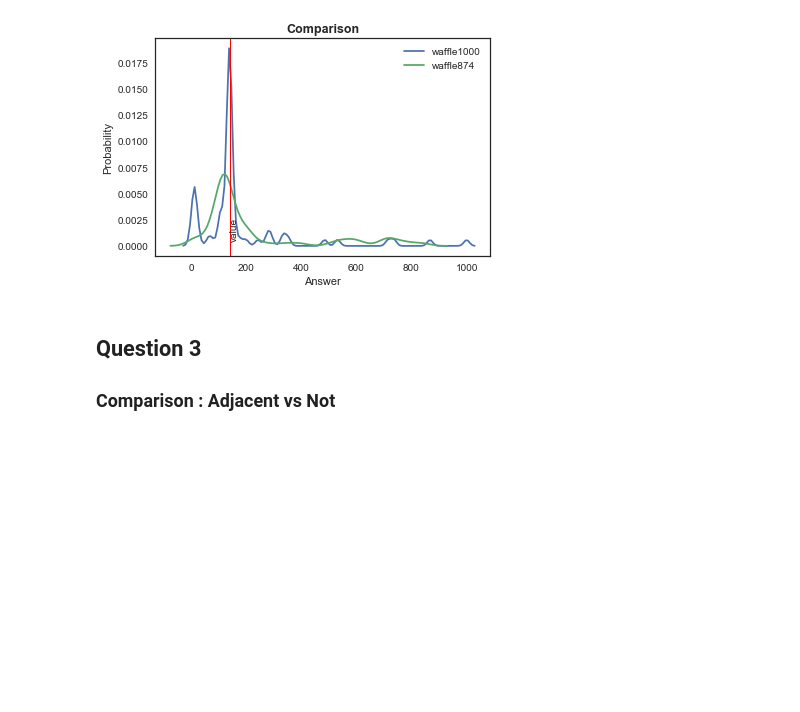
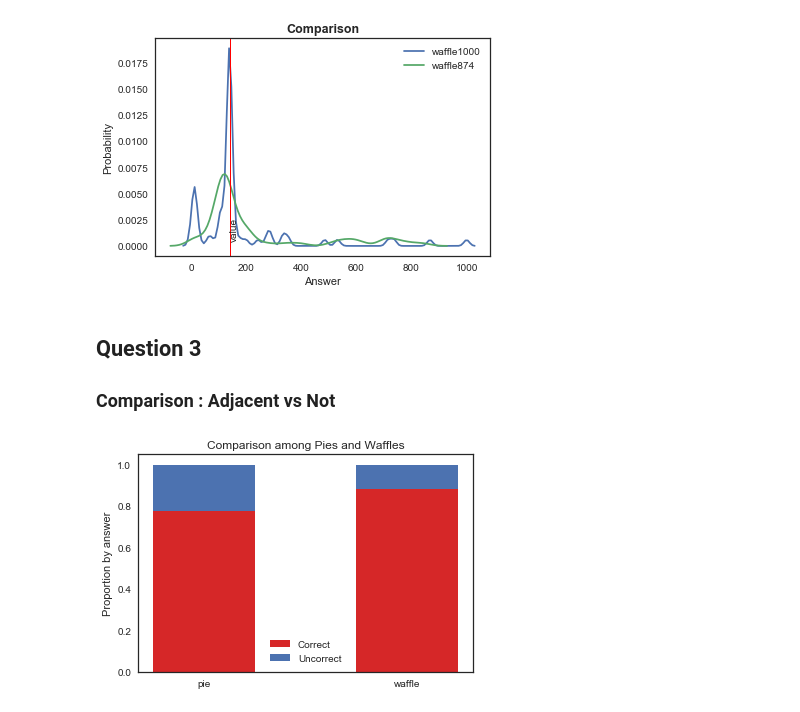
Before and after one commit to rodrigovaldes/data_viz_exp, a Jupyter notebook: Data Visualization Experiment_RVO.ipynb, the cells around one changed output. Cells and saved outputs as stored; diff of their text form; code cells hidden in the pictures; blank space fills up the shorter version.

```diff
--- a/Data Visualization Experiment_RVO.ipynb
+++ b/Data Visualization Experiment_RVO.ipynb
@@ -173,0 +180,27 @@ waffles = [waffle_adjacent, waffle_opposite]
+# %%
+import numpy as np
+import matplotlib.pyplot as plt
+
+def bar_plot(N, one, two, title = 'Answers by graph', y_label = 'Proportion by answer' , name_cat = ('pie', 'waffle')):
+    ind = np.arange(N)  # the x locations for the groups
+    width = 0.5     # the width of the bars
+    p1 = plt.bar(ind, one , width, color='#d62728')
+    p2 = plt.bar(ind, two, width, bottom=one)
+
+    plt.ylabel(y_label)
+    plt.title(title)
+    plt.xticks(ind, name_cat)
+    plt.legend(('Correct', 'Uncorrect'))
+    plt.show()
+# %%
+# Pie vs Waffle adjacent
+one_aux = raw_proportions(pie_adjacent)
+two_aux = raw_proportions(waffle_adjacent)
+one, two = prop_graph(one_aux, two_aux)
+
+N = 2
+title = 'Comparison among Pies and Waffles'
+name_cat = ('pie', 'waffle')
+bar_plot(N, one, two, title = title, name_cat = name_cat)
+# %% [output]
+[figure, added]
```
Also changed, not shown: parts of 15 cells of this notebook.
